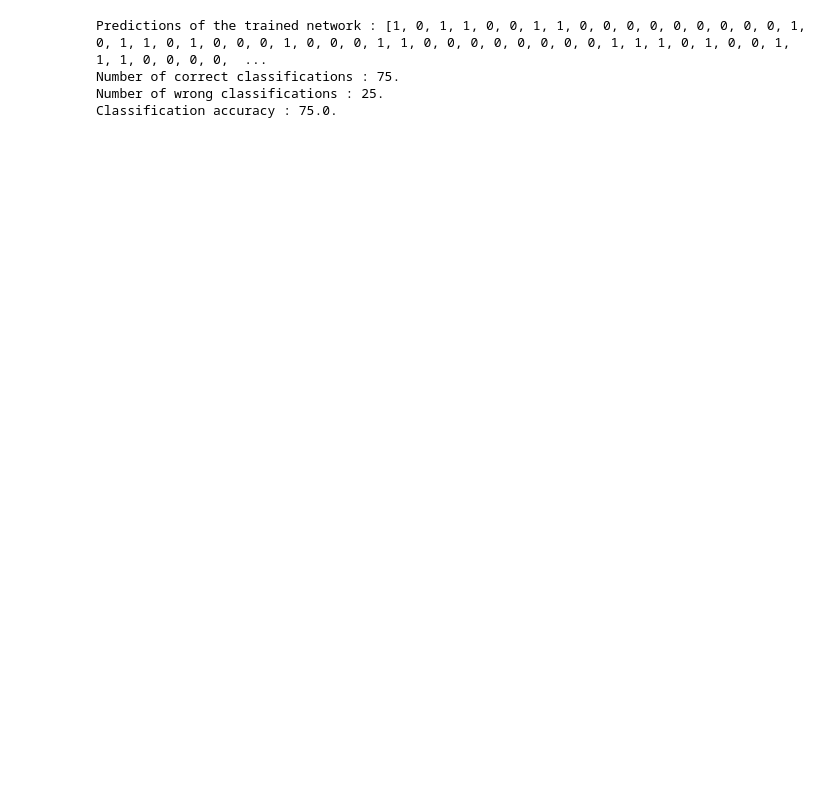
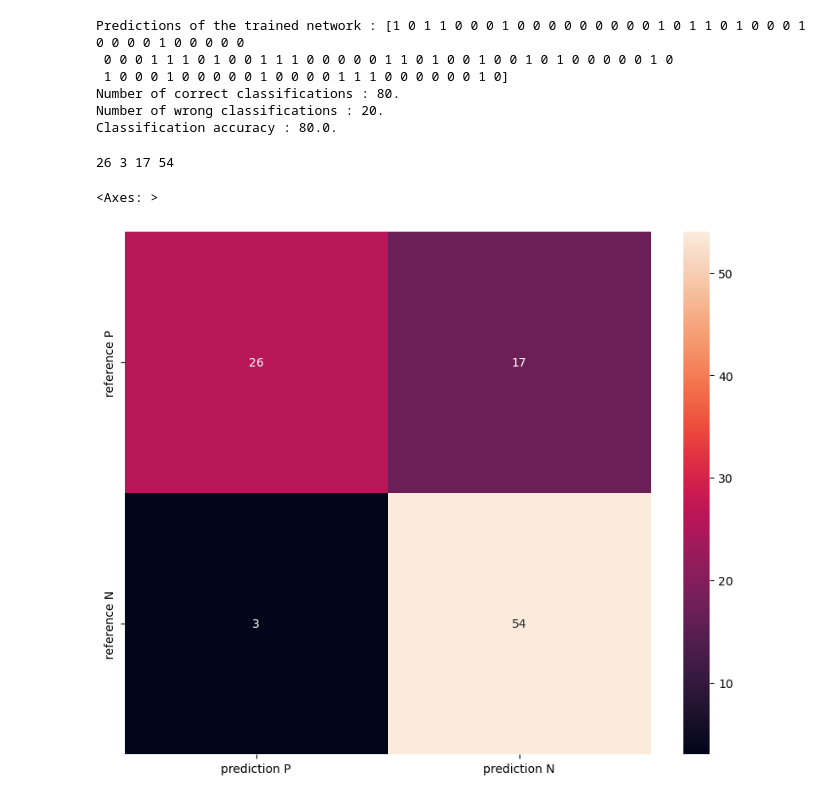
Before and after one commit to HelloMrGeorge/GeneNetwork, a Jupyter notebook: test_gann.ipynb, the cells around one changed output. Cells and saved outputs as stored; diff of their text form; code cells hidden in the pictures; blank space fills up the shorter version.

```diff
--- a/test_gann.ipynb
+++ b/test_gann.ipynb
@@ -38,17 +38,27 @@ data_inputs = np.load('test_data.npy')[:, 2:]
 data_outputs = np.load('test_data.npy')[:, 1]
 # %%
 solution, solution_fitness, solution_idx = ga_instance.best_solution()
-predictions = pygad.nn.predict(last_layer=GANN_instance.population_networks[solution_idx], data_inputs=data_inputs)
+predictions = np.array(pygad.nn.predict(last_layer=GANN_instance.population_networks[solution_idx], data_inputs=data_inputs))
 
 print("Predictions of the trained network : {predictions}".format(predictions=predictions))
-num_wrong = np.where(predictions != data_outputs)[0]
-num_correct = data_outputs.size - num_wrong.size
+num_wrong = sum(predictions != data_outputs)
+num_correct = data_outputs.size - num_wrong
 accuracy = 100 * (num_correct / data_outputs.size)
 print("Number of correct classifications : {num_correct}.".format(num_correct=num_correct))
-print("Number of wrong classifications : {num_wrong}.".format(num_wrong=num_wrong.size))
+print("Number of wrong classifications : {num_wrong}.".format(num_wrong=num_wrong))
 print("Classification accuracy : {accuracy}.".format(accuracy=accuracy))
 # %% [output]
-Predictions of the trained network : [1, 0, 1, 1, 0, 0, 1, 1, 0, 0, 0, 0, 0, 0, 0, 0, 0, 1, 0, 1, 1, 0, 1, 0, 0, 0, 1, 0, 0, 0, 1, 1, 0, 0, 0, 0, 0, 0, 0, 0, 1, 1, 1, 0, 1, 0, 0, 1, 1, 1, 0, 0, 0, 0,  ...
-Number of correct classifications : 75.
-Number of wrong classifications : 25.
-Classification accuracy : 75.0.
+Predictions of the trained network : [1 0 1 1 0 0 0 1 0 0 0 0 0 0 0 0 0 1 0 1 1 0 1 0 0 0 1 0 0 0 0 1 0 0 0 0 0
+ 0 0 0 1 1 1 0 1 0 0 1 1 1 0 0 0 0 0 1 1 0 1 0 0 1 0 0 1 0 1 0 0 0 0 0 1 0
+ 1 0 0 0 1 0 0 0 0 0 1 0 0 0 0 1 1 1 0 0 0 0 0 0 1 0]
+Number of correct classifications : 80.
+Number of wrong classifications : 20.
+Classification accuracy : 80.0.
+# %%
+TP = sum((1 == data_outputs) & (1 == predictions))
+FP = sum((0 == data_outputs) & (1 == predictions))
+FN = sum((1 == data_outputs) & (0 == predictions))
+TN = sum((0 == data_outputs) & (0 == predictions))
+print(TP, FP, FN, TN)
+# %% [output]
+26 3 17 54
@@ -54,0 +70,8 @@ Classification accuracy : 75.0.
+# %%
+df = pd.DataFrame([[TP, FN], [FP, TN]], index=["reference P", "reference N"], columns=["prediction P", "prediction N"])
+
+plt.figure(figsize=(10,8))
+sns.heatmap(data=df, annot=True)
+# %% [output]
+<Axes: >
+[figure, added]
```
Also changed, not shown: parts of 5 cells of this notebook, 7 other files.
